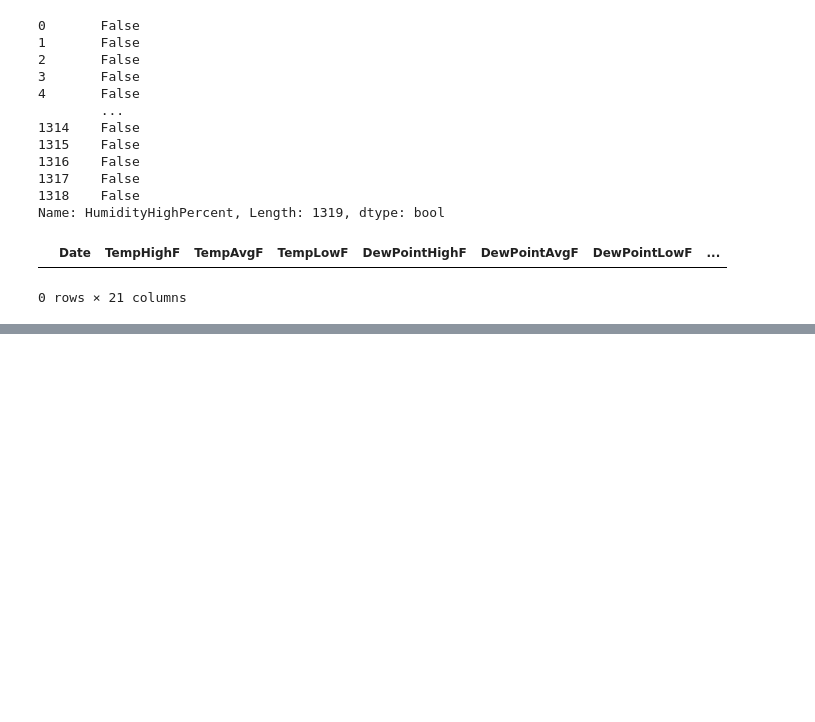
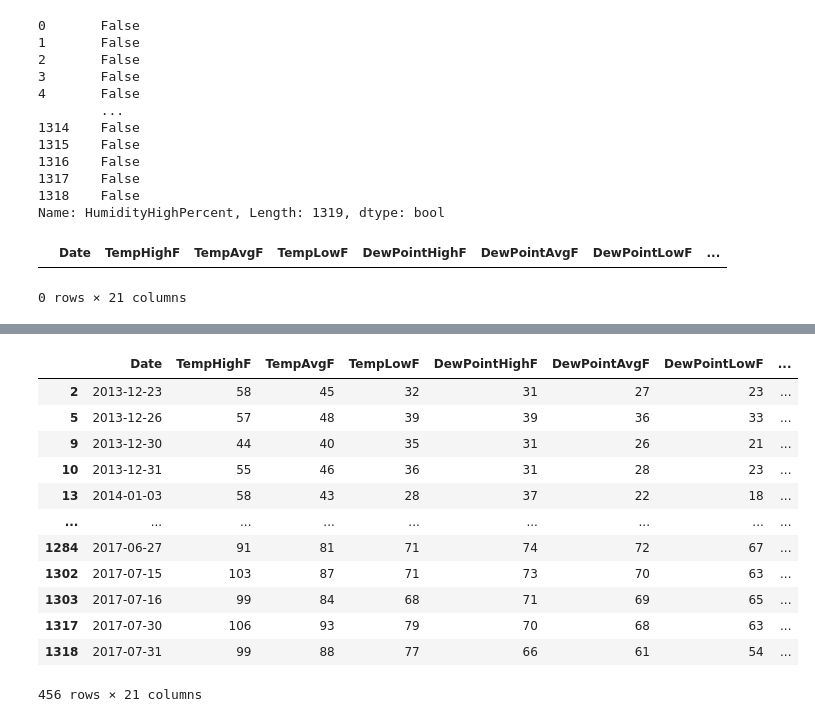
Before and after one commit to sunwenliang14/credit-card-risk, a Jupyter notebook: credit-risk-analysis.ipynb, the cells around one changed output, grey strips where cells are left out. Cells and saved outputs as stored; diff of their text form; code cells hidden in the pictures; blank space fills up the shorter version.

```diff
--- a/credit-risk-analysis.ipynb
+++ b/credit-risk-analysis.ipynb
@@ -290,0 +306,16 @@ df[df.HumidityHighPercent == 91]
+# %%
+df[df.HumidityHighPercent <= '80']
+# %% [output]
+|  | Date | TempHighF | TempAvgF | TempLowF | DewPointHighF | DewPointAvgF | DewPointLowF | ... |
+| 2 | 2013-12-23 | 58 | 45 | 32 | 31 | 27 | 23 | ... |
+| 5 | 2013-12-26 | 57 | 48 | 39 | 39 | 36 | 33 | ... |
+| 9 | 2013-12-30 | 44 | 40 | 35 | 31 | 26 | 21 | ... |
+| 10 | 2013-12-31 | 55 | 46 | 36 | 31 | 28 | 23 | ... |
+| 13 | 2014-01-03 | 58 | 43 | 28 | 37 | 22 | 18 | ... |
+| ... | ... | ... | ... | ... | ... | ... | ... | ... |
+| 1284 | 2017-06-27 | 91 | 81 | 71 | 74 | 72 | 67 | ... |
+| 1302 | 2017-07-15 | 103 | 87 | 71 | 73 | 70 | 63 | ... |
+| 1303 | 2017-07-16 | 99 | 84 | 68 | 71 | 69 | 65 | ... |
+| 1317 | 2017-07-30 | 106 | 93 | 79 | 70 | 68 | 63 | ... |
+| 1318 | 2017-07-31 | 99 | 88 | 77 | 66 | 61 | 54 | ... |
+456 rows × 21 columns
```
Also changed, not shown: parts of 1 cell of this notebook.
